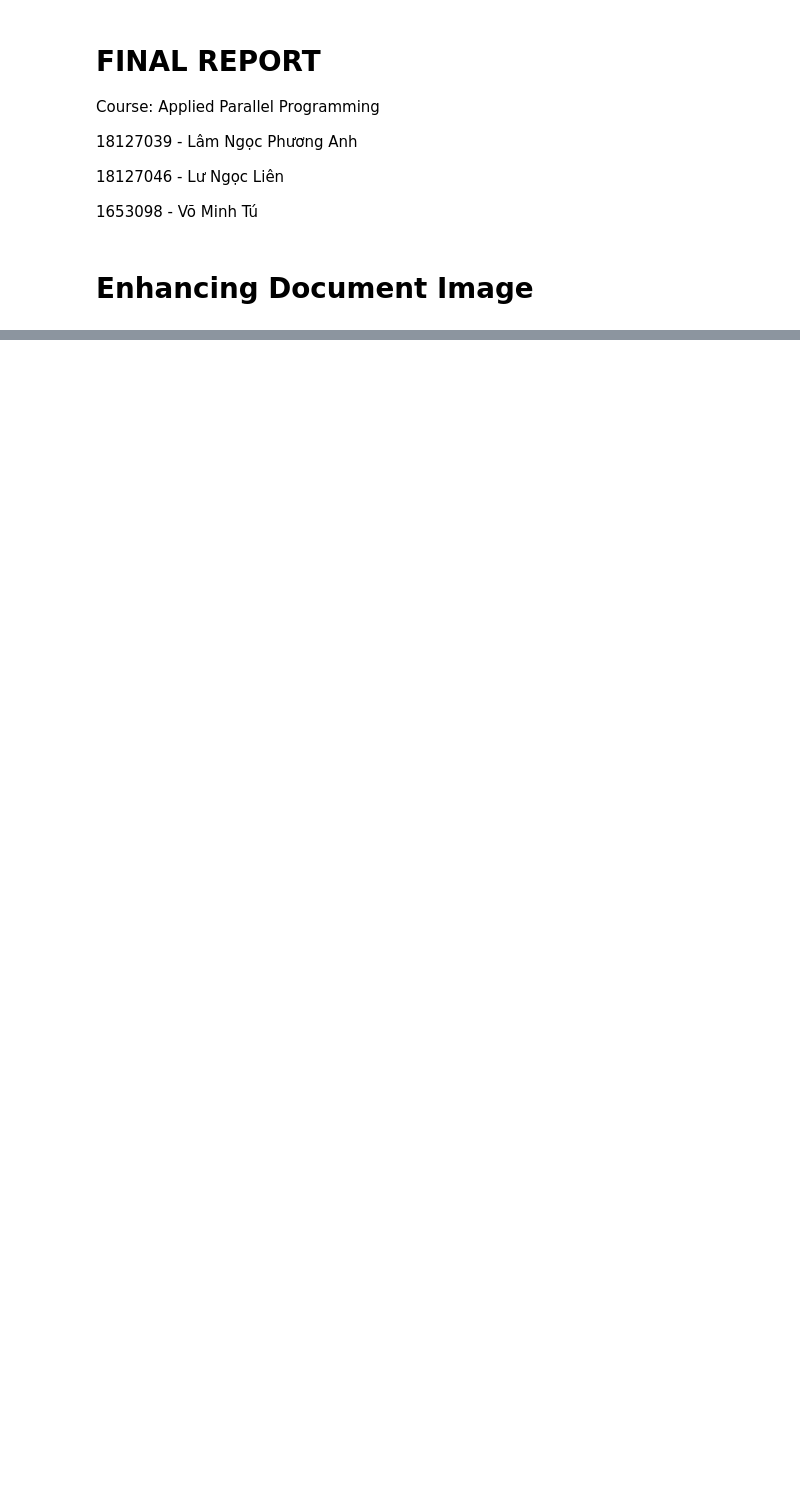
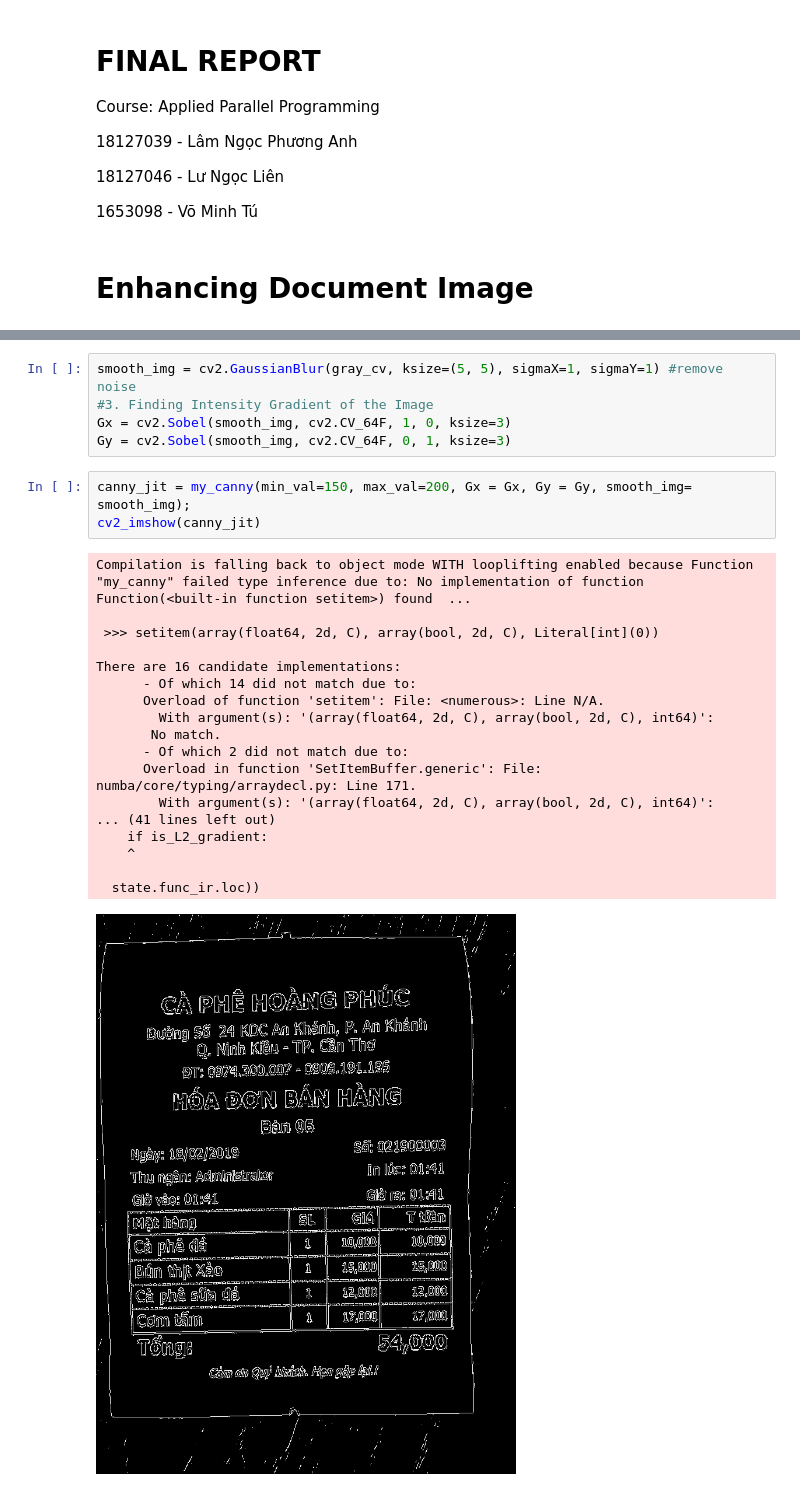
Before and after one commit to lnpanh/CSC14116, a Jupyter notebook: Report.ipynb, the cells around one changed output, grey strips where cells are left out. Saved outputs shown, nothing was run; the diff lists cells and outputs as text; blank space fills up the shorter version.

Commit message:
Explain Canny edge detector

```diff
--- a/Report.ipynb
+++ b/Report.ipynb
@@ -102,0 +271,27 @@ Secondly, we discuss why Enhance Document Image need parallel programming to spe
+# %%
+smooth_img = cv2.GaussianBlur(gray_cv, ksize=(5, 5), sigmaX=1, sigmaY=1) #remove noise
+#3. Finding Intensity Gradient of the Image
+Gx = cv2.Sobel(smooth_img, cv2.CV_64F, 1, 0, ksize=3)
+Gy = cv2.Sobel(smooth_img, cv2.CV_64F, 0, 1, ksize=3)
+# %%
+canny_jit = my_canny(min_val=150, max_val=200, Gx = Gx, Gy = Gy, smooth_img= smooth_img);
+cv2_imshow(canny_jit)
+# %% [output]
+Compilation is falling back to object mode WITH looplifting enabled because Function "my_canny" failed type inference due to: No implementation of function Function(<built-in function setitem>) found  ...
+
+ >>> setitem(array(float64, 2d, C), array(bool, 2d, C), Literal[int](0))
+
+There are 16 candidate implementations:
+      - Of which 14 did not match due to:
+      Overload of function 'setitem': File: <numerous>: Line N/A.
+        With argument(s): '(array(float64, 2d, C), array(bool, 2d, C), int64)':
+       No match.
+      - Of which 2 did not match due to:
+      Overload in function 'SetItemBuffer.generic': File: numba/core/typing/arraydecl.py: Line 171.
+        With argument(s): '(array(float64, 2d, C), array(bool, 2d, C), int64)':
+... (41 lines left out)
+    if is_L2_gradient:
+    ^
+
+  state.func_ir.loc))
+[figure, added]
```
Also changed, not shown: parts of 39 cells of this notebook.
